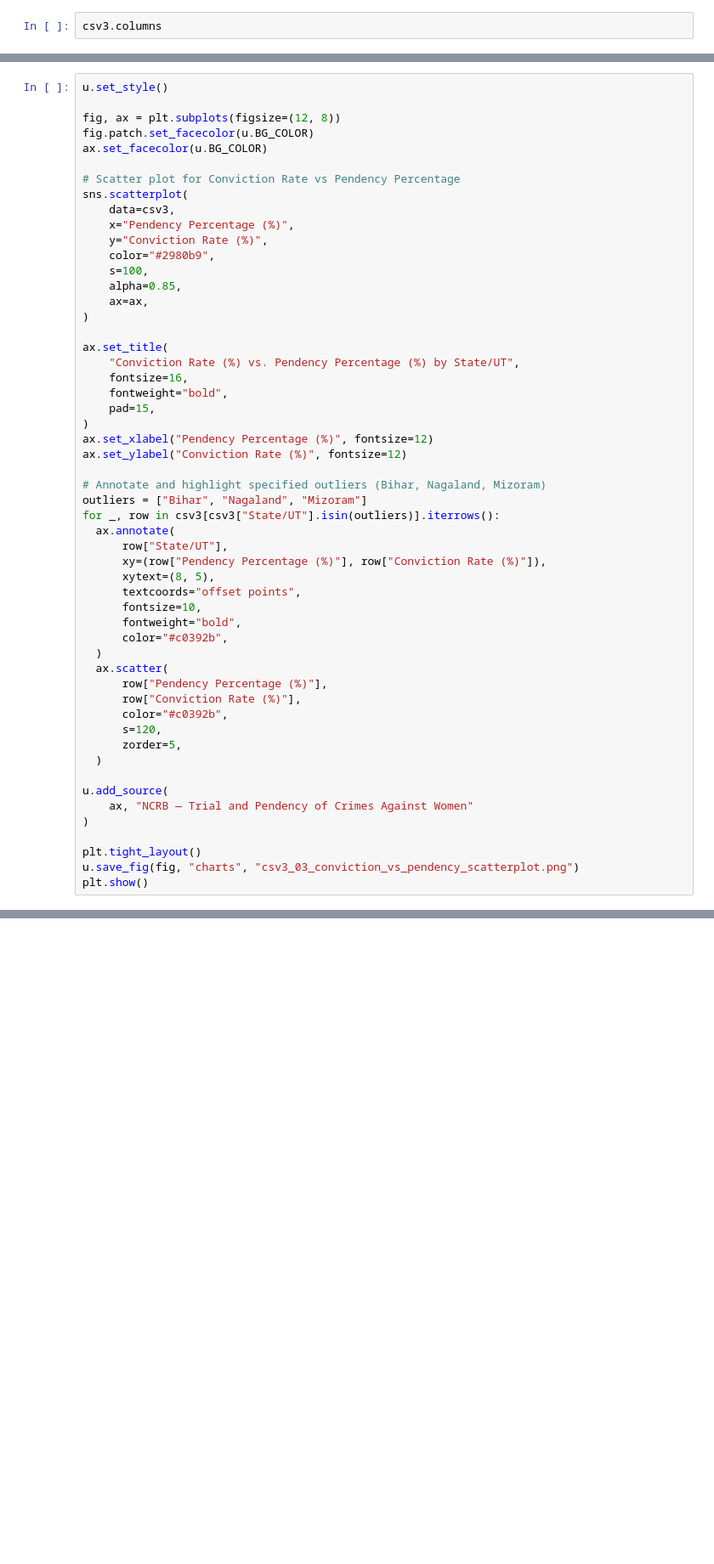
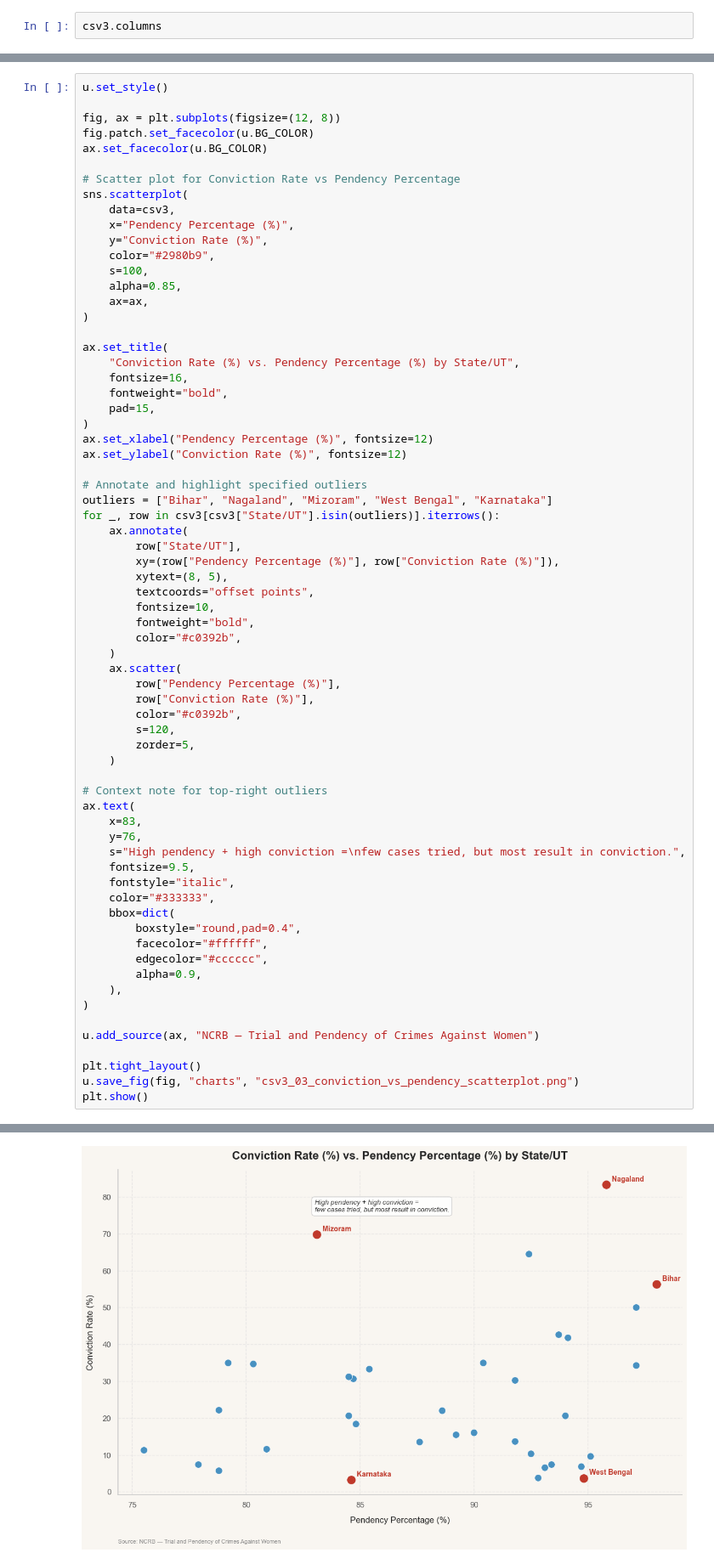
Before and after one commit to bhavya25-ds/The-Committee-Will-Look-Into-It, a Jupyter notebook: 02_Gender_Injustice/03_01_Analysis.ipynb, the cells around one changed output, grey strips where cells are left out. Shown at 85% size. Drawn from its saved outputs; the diff is of its cells as text; blank space fills up the shorter version.

```diff
--- a/02_Gender_Injustice/03_01_Analysis.ipynb
+++ b/02_Gender_Injustice/03_01_Analysis.ipynb
@@ -841,30 +857,45 @@ ax.set_title(
 ax.set_xlabel("Pendency Percentage (%)", fontsize=12)
 ax.set_ylabel("Conviction Rate (%)", fontsize=12)
 
-# Annotate and highlight specified outliers (Bihar, Nagaland, Mizoram)
-outliers = ["Bihar", "Nagaland", "Mizoram"]
+# Annotate and highlight specified outliers
+outliers = ["Bihar", "Nagaland", "Mizoram", "West Bengal", "Karnataka"]
 for _, row in csv3[csv3["State/UT"].isin(outliers)].iterrows():
-  ax.annotate(
-      row["State/UT"],
-      xy=(row["Pendency Percentage (%)"], row["Conviction Rate (%)"]),
-      xytext=(8, 5),
-      textcoords="offset points",
-      fontsize=10,
-      fontweight="bold",
-      color="#c0392b",
-  )
-  ax.scatter(
-      row["Pendency Percentage (%)"],
-      row["Conviction Rate (%)"],
-      color="#c0392b",
-      s=120,
-      zorder=5,
-  )
+    ax.annotate(
+        row["State/UT"],
+        xy=(row["Pendency Percentage (%)"], row["Conviction Rate (%)"]),
+        xytext=(8, 5),
+        textcoords="offset points",
+        fontsize=10,
+        fontweight="bold",
+        color="#c0392b",
+    )
+    ax.scatter(
+        row["Pendency Percentage (%)"],
+        row["Conviction Rate (%)"],
+        color="#c0392b",
+        s=120,
+        zorder=5,
+    )
 
-u.add_source(
-    ax, "NCRB — Trial and Pendency of Crimes Against Women"
+# Context note for top-right outliers
+ax.text(
+    x=83,
+    y=76,
+    s="High pendency + high conviction =\nfew cases tried, but most result in conviction.",
+    fontsize=9.5,
+    fontstyle="italic",
+    color="#333333",
+    bbox=dict(
+        boxstyle="round,pad=0.4",
+        facecolor="#ffffff",
+        edgecolor="#cccccc",
+        alpha=0.9,
+    ),
 )
+
+u.add_source(ax, "NCRB — Trial and Pendency of Crimes Against Women")
 
 plt.tight_layout()
 u.save_fig(fig, "charts", "csv3_03_conviction_vs_pendency_scatterplot.png")
 plt.show()
+# %% [output]
@@ -871,3 +903,4 @@ plt.show()
+[figure, added]
 # %%
 col_map = {}
 for col in csv3.columns:
```
Also changed, not shown: parts of 5 cells of this notebook, 5 other files.
